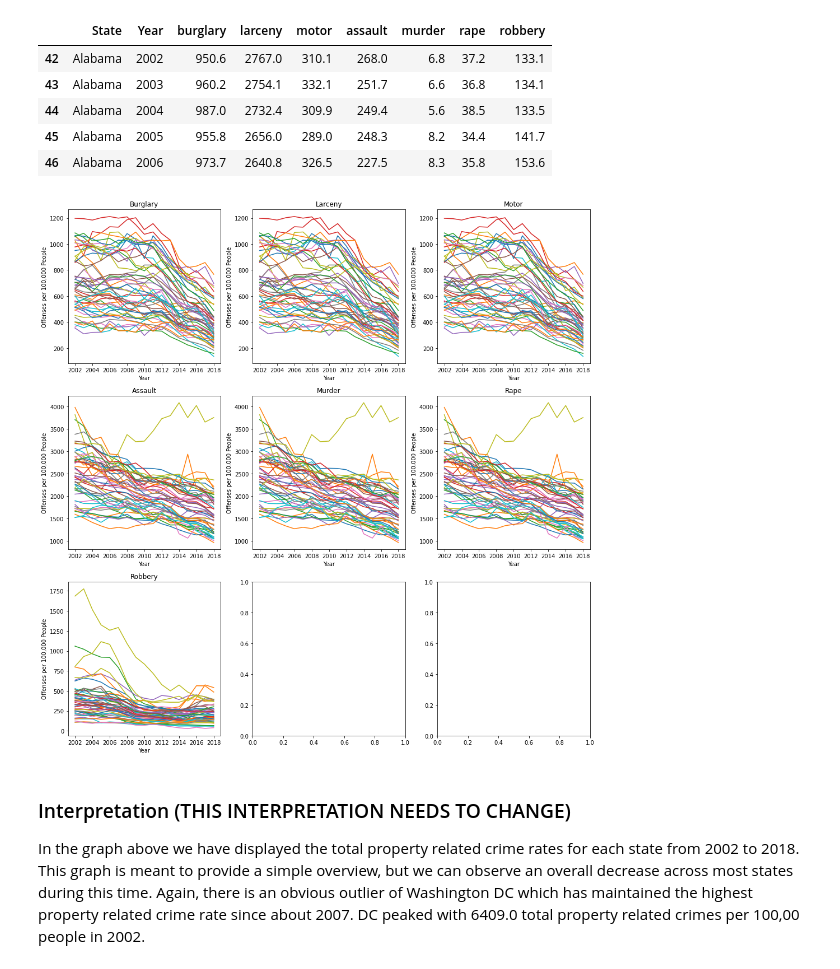
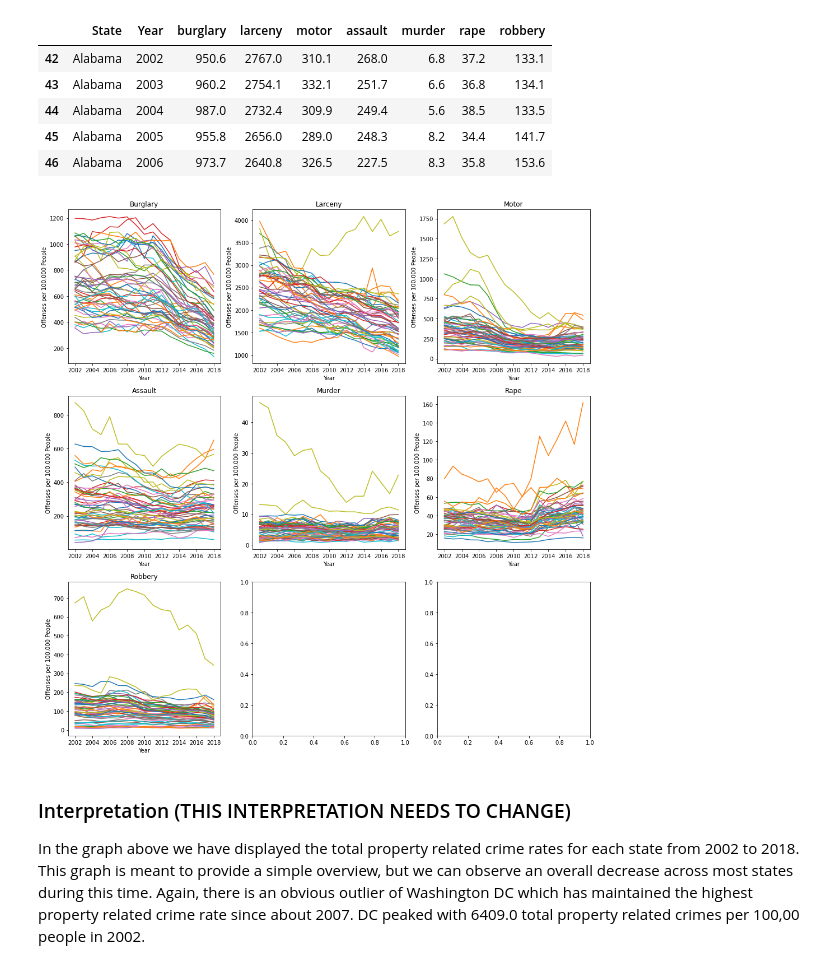
Before and after one commit to jlicht27/jlicht27.github.io, a Jupyter notebook: drugs.ipynb, the cells around one changed output. Saved outputs shown, nothing was run; the diff lists cells and outputs as text; code cells hidden in the pictures.

```diff
--- a/drugs.ipynb
+++ b/drugs.ipynb
@@ -277,25 +272,23 @@ def capitalize(string):
 # %%
 fig, axes = plt.subplots(3,3)
 fig.set_figwidth(14)
 fig.set_figheight(14)
 
 
 crimes_list = ["burglary", "larceny", "motor", "assault", "murder", "rape", "robbery"]
 starter = crimes_pct.set_index("Year").groupby("State")
 
 counter = 0
 for i in range(3):
     for j in range(3):
         if counter < 7:
-            starter[crimes_list[i]].plot.line(ylabel="Offenses per 100,000 People", ax = axes[i][j])
+            starter[crimes_list[counter]].plot.line(ylabel="Offenses per 100,000 People", ax = axes[i][j])
             axes[i][j].set_title(capitalize(crimes_list[counter]))
             counter += 1
 
 fig.tight_layout()
-# crimes_pct.set_index("Year").groupby("State")["all property"].plot.line(
-#     ylabel="Offenses per 100,000", title="Property Related Offenses Over Time", figsize=(15,7));
 # %% [output]
-[figure, old version]
+[figure, new version]
 # %% [markdown]
 ### Interpretation (THIS INTERPRETATION NEEDS TO CHANGE)
 In the graph above we have displayed the total property related crime rates for each state from 2002 to 2018. This graph is meant to provide a simple overview, but we can observe an overall decrease across most states during this time. Again, there is an obvious outlier of Washington DC which has maintained the highest property related crime rate since about 2007. DC peaked with 6409.0 total property related crimes per 100,00 people in 2002.
```
Also changed, not shown: parts of 9 cells of this notebook.
